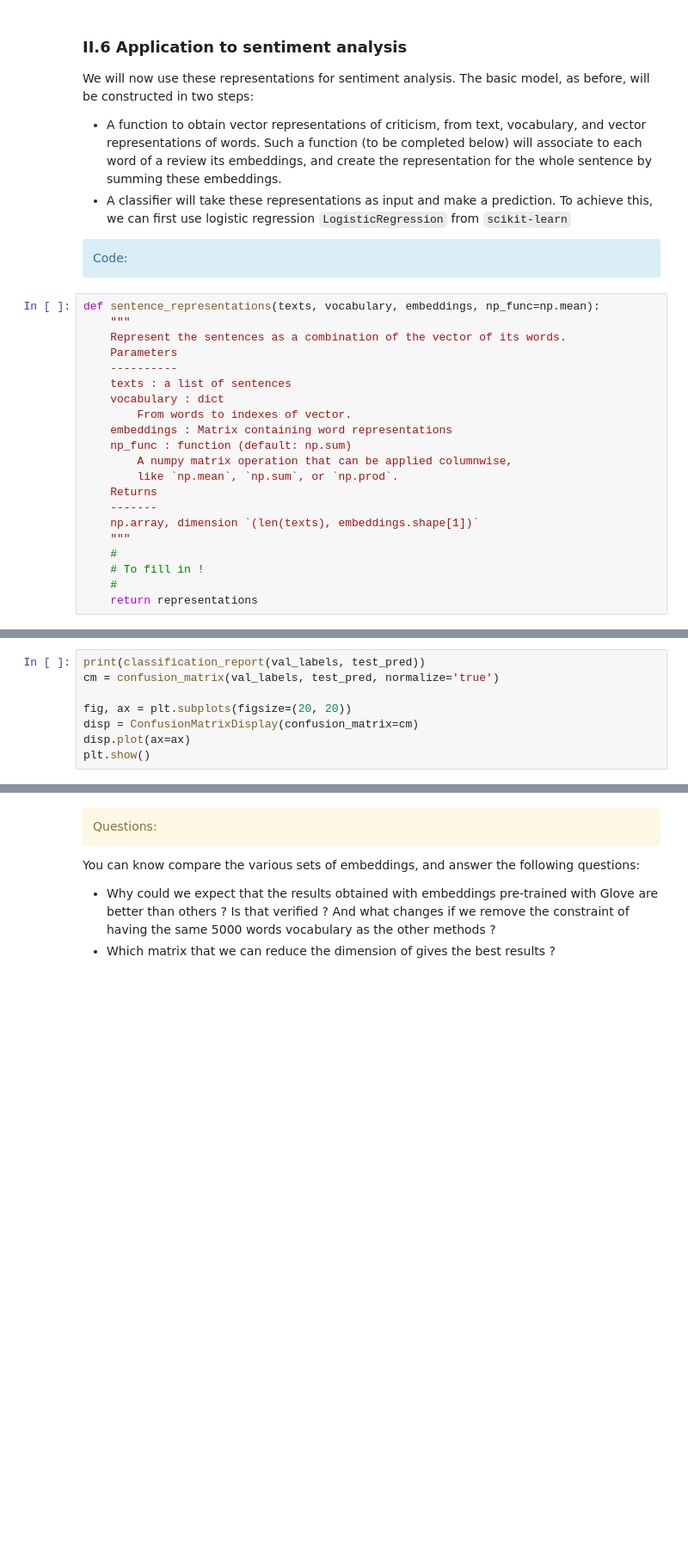
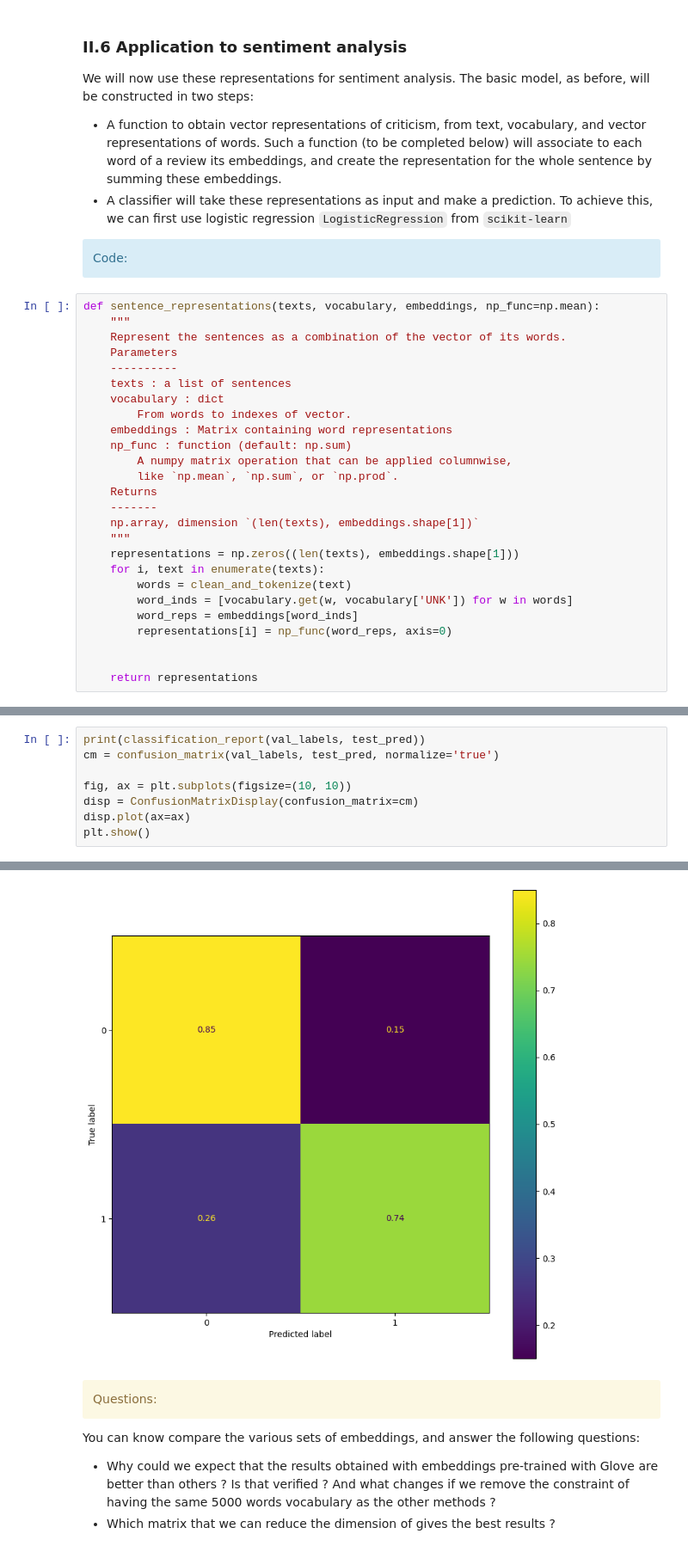
Before and after one commit to V-kr0pt/Data-Science, a Jupyter notebook: SD-TSIA-214 - Machine Learning for Text Mining/TP_Embeddings_for_Sentiment_Analysis_SD-TSIA-214_students_UPDATED.ipynb, the cells around one changed output, grey strips where cells are left out. Shown at 86% size. Saved outputs shown, nothing was run; the diff lists cells and outputs as text; blank space fills up the shorter version.

```diff
--- a/SD-TSIA-214 - Machine Learning for Text Mining/TP_Embeddings_for_Sentiment_Analysis_SD-TSIA-214_students_UPDATED.ipynb
+++ b/SD-TSIA-214 - Machine Learning for Text Mining/TP_Embeddings_for_Sentiment_Analysis_SD-TSIA-214_students_UPDATED.ipynb
@@ -1222,9 +1244,14 @@ def sentence_representations(texts, vocabulary, embeddings, np_func=np.mean):
     -------
     np.array, dimension `(len(texts), embeddings.shape[1])`
     """
-    #
-    # To fill in !
-    #
+    representations = np.zeros((len(texts), embeddings.shape[1]))
+    for i, text in enumerate(texts):
+        words = clean_and_tokenize(text)
+        word_inds = [vocabulary.get(w, vocabulary['UNK']) for w in words]
+        word_reps = embeddings[word_inds]
+        representations[i] = np_func(word_reps, axis=0)
+
+
     return representations
 # %%
 from sklearn.linear_model import LogisticRegression
@@ -1239,7 +1268,8 @@ print(clf.score(rep_test, val_labels))
 print(classification_report(val_labels, test_pred))
 cm = confusion_matrix(val_labels, test_pred, normalize='true')
 
-fig, ax = plt.subplots(figsize=(20, 20))
+fig, ax = plt.subplots(figsize=(10, 10))
 disp = ConfusionMatrixDisplay(confusion_matrix=cm)
 disp.plot(ax=ax)
 plt.show()
+# %% [output]
@@ -1246,3 +1284,4 @@ plt.show()
+[figure, added]
 # %% [markdown]
 <div class='alert alert-block alert-warning'>
             Questions:</div>
```
Also changed, not shown: parts of 5 cells of this notebook.
